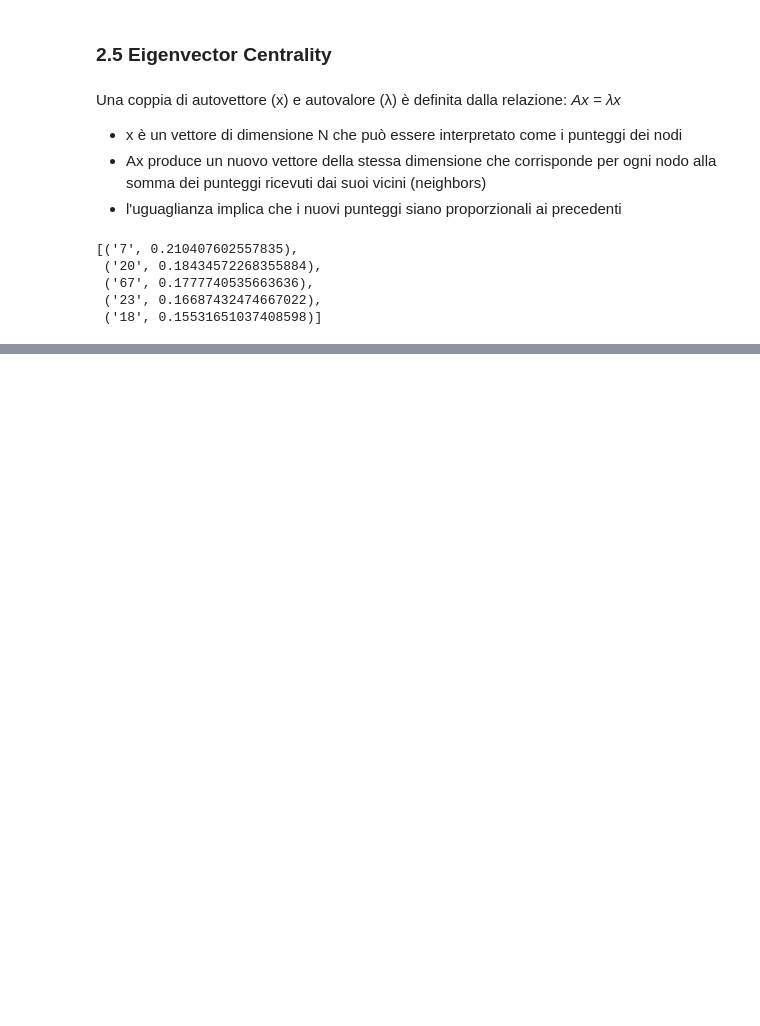
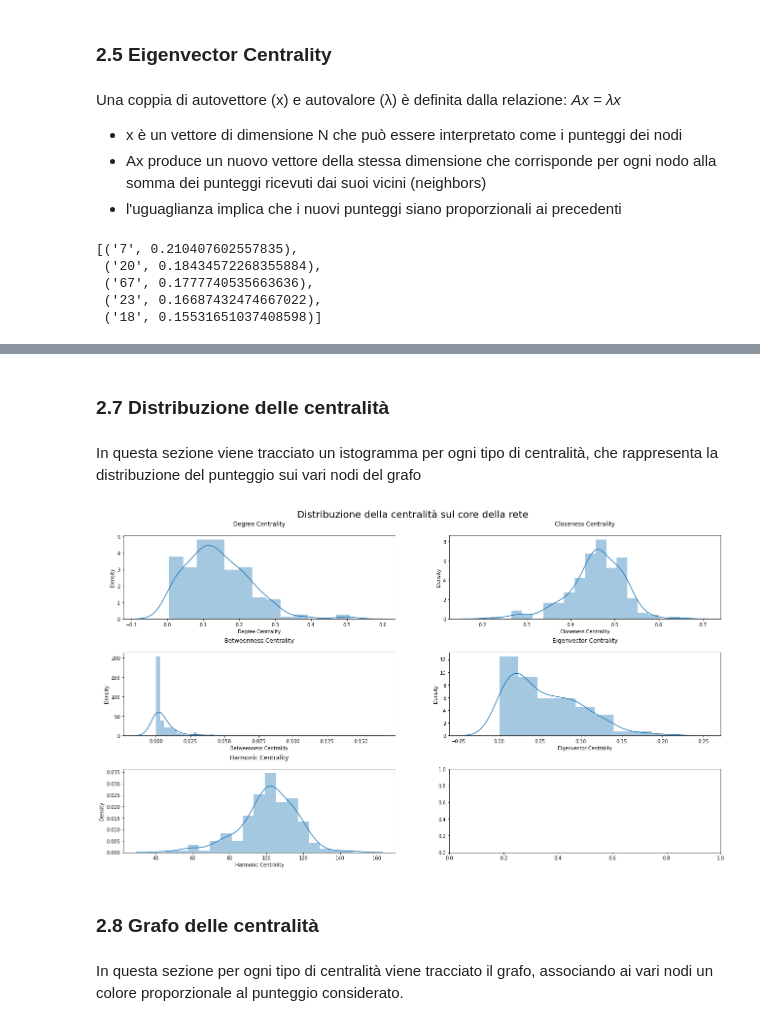
Before and after one commit to Badar97/Progetto_DataScience, a Jupyter notebook: 3-NetworkX/SocialNetworkAnalysis.ipynb, the cells around one changed output, grey strips where cells are left out. Drawn from its saved outputs; the diff is of its cells as text; code cells hidden in the pictures; blank space fills up the shorter version.

```diff
--- a/3-NetworkX/SocialNetworkAnalysis.ipynb
+++ b/3-NetworkX/SocialNetworkAnalysis.ipynb
@@ -255,0 +322,27 @@ draw(G, pos, eigen, 'Eigenvector Centrality')
+# %% [markdown]
+### **2.7 Distribuzione delle centralità**
+# %% [markdown]
+In questa sezione viene tracciato un istogramma per ogni tipo di centralità, che rappresenta la distribuzione del punteggio sui vari nodi del grafo
+# %%
+def distribuzione_centralità(punteggi_centralità, axes):
+  # Inizializza gli indici per scorrere i subplot
+  i,j = 0,0
+  # Traccia un grafico a barre per ciascun punteggio di centralità
+  for metrica in punteggi_centralità.columns[1:-1]:
+    # Traccia l'istogramma che rappresenta la distribuzione del punteggio di centralità selezionato
+    sns.distplot(punteggi_centralità[metrica], ax = axes[j][i])
+    # Imposta il titolo del subplot
+    axes[j][i].set_title(metrica, pad=20)
+    # Aggiorna gli indici che scorrono i subplot
+    i,j = (0,j+1) if i == 1 else (i+1,j)
+# %%
+# Crea una figura con 4 subplot
+axes = create_figure("Distribuzione della centralità sul core della rete",3,2,22,12)
+# Traccia il grafico dei punteggi di centralità per il core della rete
+distribuzione_centralità(centr_mis, axes)
+# %% [output]
+[figure, added]
+# %% [markdown]
+### **2.8 Grafo delle centralità**
+# %% [markdown]
+In questa sezione per ogni tipo di centralità viene tracciato il grafo, associando ai vari nodi un colore proporzionale al punteggio considerato.
```
Also changed, not shown: parts of 16 cells of this notebook.
